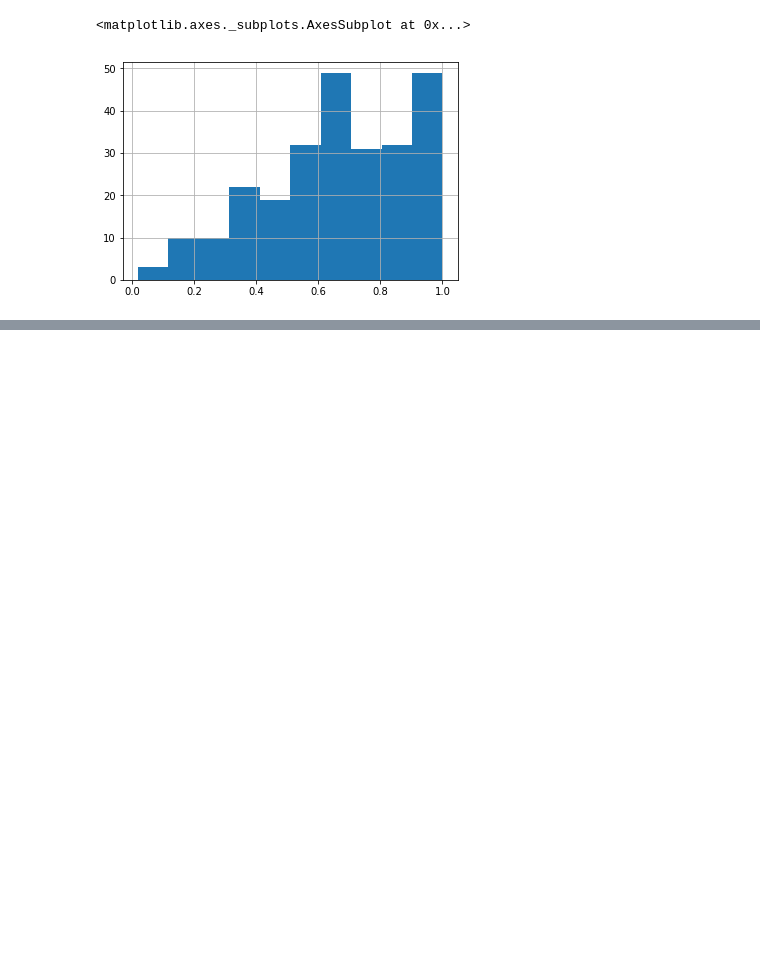
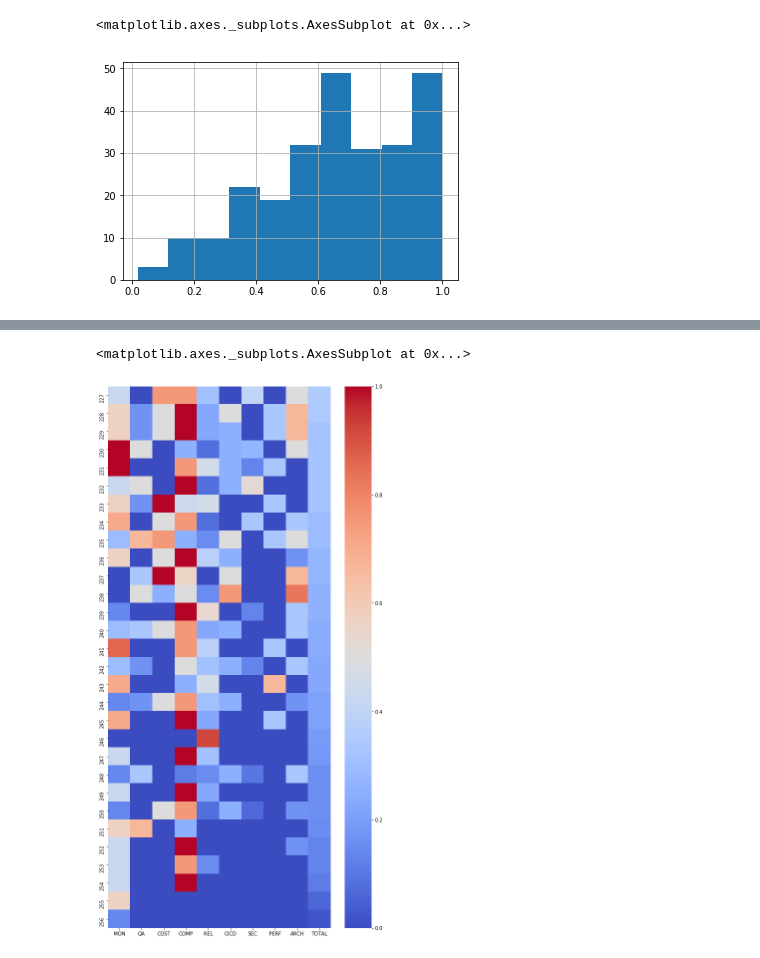
Before and after one commit to broepke/Jupyter, a Jupyter notebook: bwf.ipynb, the cells around one changed output, grey strips where cells are left out. Saved outputs shown, nothing was run; the diff lists cells and outputs as text; code cells hidden in the pictures; blank space fills up the shorter version.

```diff
--- a/bwf.ipynb
+++ b/bwf.ipynb
@@ -96,0 +110,8 @@ pd.crosstab(bwf.FAM, bwf.TOTAL)
+# %%
+import seaborn as sns
+
+plt.figure(figsize=(10,20))
+sns.heatmap(bwfheatmap, cmap="coolwarm")
+# %% [output]
+<matplotlib.axes._subplots.AxesSubplot at 0x...>
+[figure, added]
```
Also changed, not shown: parts of 8 cells of this notebook, 1 other file.
